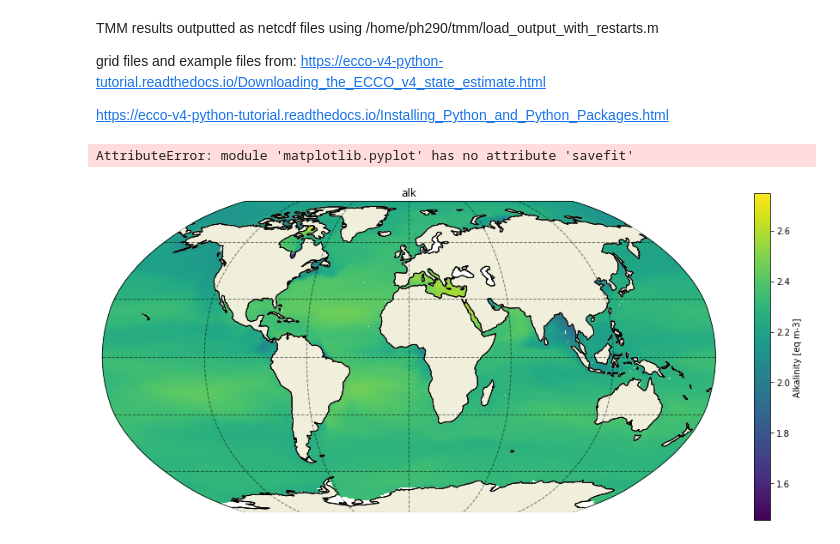
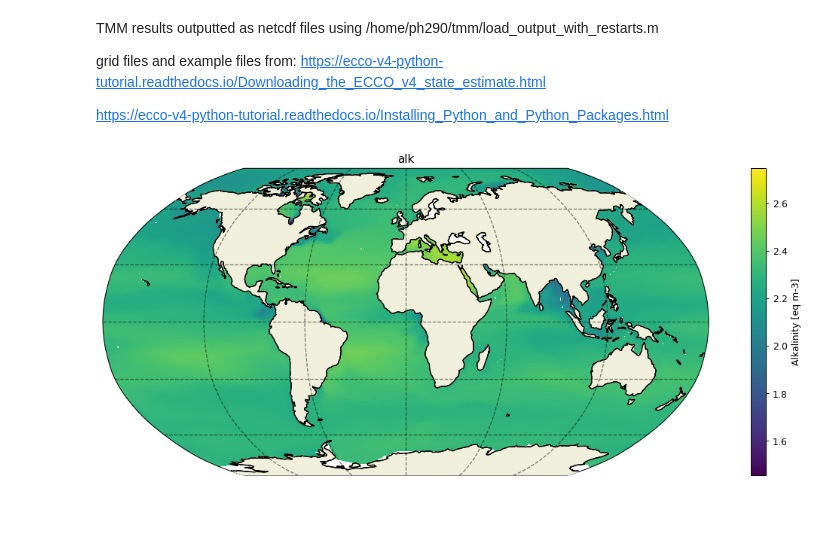
Before and after one commit to PaulHalloran/Jupiter_notebooks_halloran, a Jupyter notebook: ecco_v4_processing.ipynb, the cells around one changed output. Drawn from its saved outputs; the diff is of its cells as text; code cells hidden in the pictures; blank space fills up the shorter version.

```diff
--- a/ecco_v4_processing.ipynb
+++ b/ecco_v4_processing.ipynb
@@ -59,33 +59,32 @@ dic_dataset = salt_dataset.copy()
 cube_field  = dic_dataset.SALT.isel(time=0)
 # mask to nan where hFacC(k=0) = 0
 cube_field  = cube_field.where(grid.hFacC.isel(k=0))
 cube_field = cube_field.isel(k=0)
 cube_field.attrs['standard_name'] = standard_name
 cube_field.attrs['long_name'] = long_name
 cube_field.attrs['units'] = units
 
 cube_field.isel(tile=0).data[:] = alks[0][2][depth,0:90,:].data.data
 cube_field.isel(tile=1).data[:] = alks[0][2][depth,90:180,:].data.data
 cube_field.isel(tile=2).data[:] = alks[0][2][depth,180:270,:].data.data
 
 cube_field.isel(tile=3).data[:] = alks[1][2][depth,0:90,:].data.data
 cube_field.isel(tile=4).data[:] = alks[1][2][depth,90:180,:].data.data
 cube_field.isel(tile=5).data[:] = alks[1][2][depth,180:270,:].data.data
 
 cube_field.isel(tile=6).data[:] = alks[2][2][depth,:,:].data.data
 
 cube_field.isel(tile=7).data[:] = alks[3][2][depth,:,0:90].data.data
 cube_field.isel(tile=8).data[:] = alks[3][2][depth,:,90:180].data.data
 cube_field.isel(tile=9).data[:] = alks[3][2][depth,:,180:270].data.data
 
 cube_field.isel(tile=10).data[:] = alks[4][2][depth,:,0:90].data.data
 cube_field.isel(tile=11).data[:] = alks[4][2][depth,:,90:180].data.data
 cube_field.isel(tile=12).data[:] = alks[4][2][depth,:,180:270].data.data
 
-fig  = plt.figure(figsize=(16,7))
+plt.figure(figsize=(16,6), dpi=90)
 # ecco.plot_proj_to_latlon_grid(grid.XC, grid.YC, salt, show_colorbar=True, cmin=-1.5, cmax=1.5);plt.title('salt');
 ecco.plot_proj_to_latlon_grid(grid.XC, grid.YC, cube_field, show_colorbar=True, );plt.title(title);
 plt.savefig('/Users/ph290/Downloads/ecco4/'+title+'_plot.png')
 # %% [output]
-AttributeError: module 'matplotlib.pyplot' has no attribute 'savefit'
-[figure, old version]
+[figure, new version]
```
Also changed, not shown: parts of 4 cells of this notebook.
